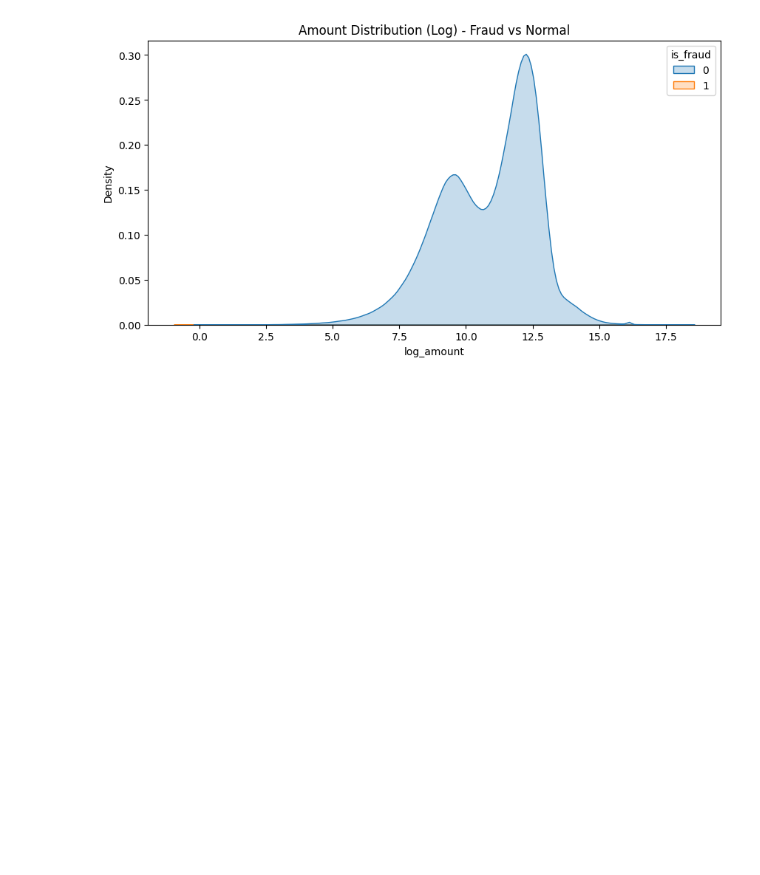
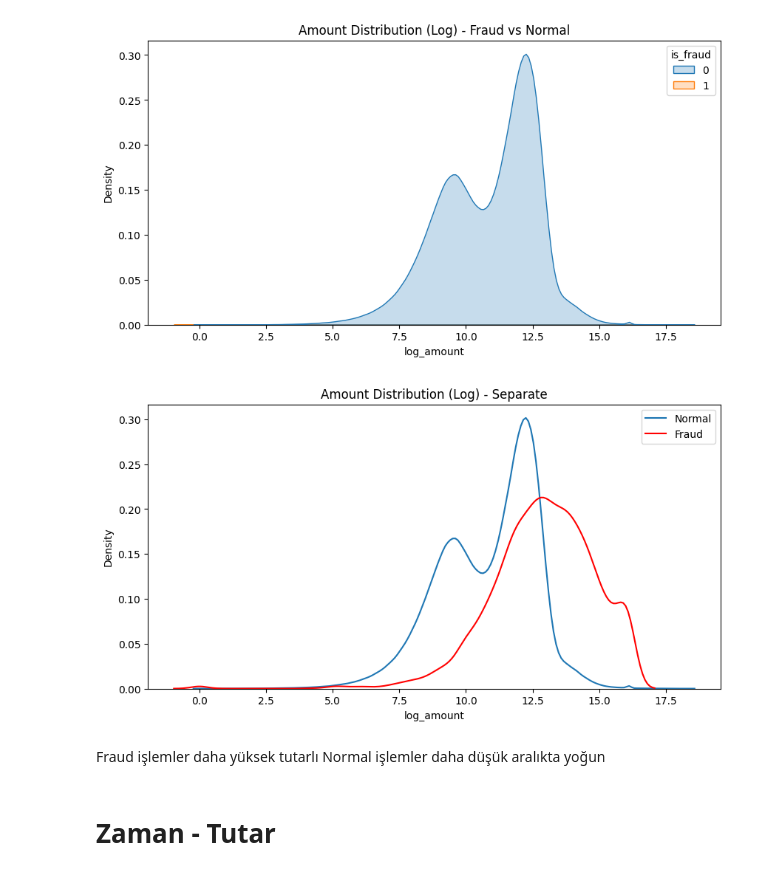
Before and after one commit to Crnkcbs/money_fraud, a Jupyter notebook: Mobile_Fraud_Analysis_Gamze.ipynb, the cells around one changed output. Cells and saved outputs as stored; diff of their text form; code cells hidden in the pictures; blank space fills up the shorter version.

```diff
--- a/Mobile_Fraud_Analysis_Gamze.ipynb
+++ b/Mobile_Fraud_Analysis_Gamze.ipynb
@@ -93,3 +93,20 @@ plt.title("Amount Distribution (Log) - Fraud vs Normal")
 plt.show()
 # %% [output]
 [figure]
+# %%
+fraud = df[df['is_fraud']==1]
+normal = df[df['is_fraud']==0]
+
+plt.figure(figsize=(10,5))
+sns.kdeplot(normal['log_amount'], label='Normal')
+sns.kdeplot(fraud['log_amount'], label='Fraud', color='red')
+plt.legend()
+plt.title("Amount Distribution (Log) - Separate")
+plt.show()
+# %% [output]
+[figure, added]
+# %% [markdown]
+Fraud işlemler daha yüksek tutarlı
+Normal işlemler daha düşük aralıkta yoğun
+# %% [markdown]
+# Zaman - Tutar
```
Also changed, not shown: parts of 28 cells of this notebook.
